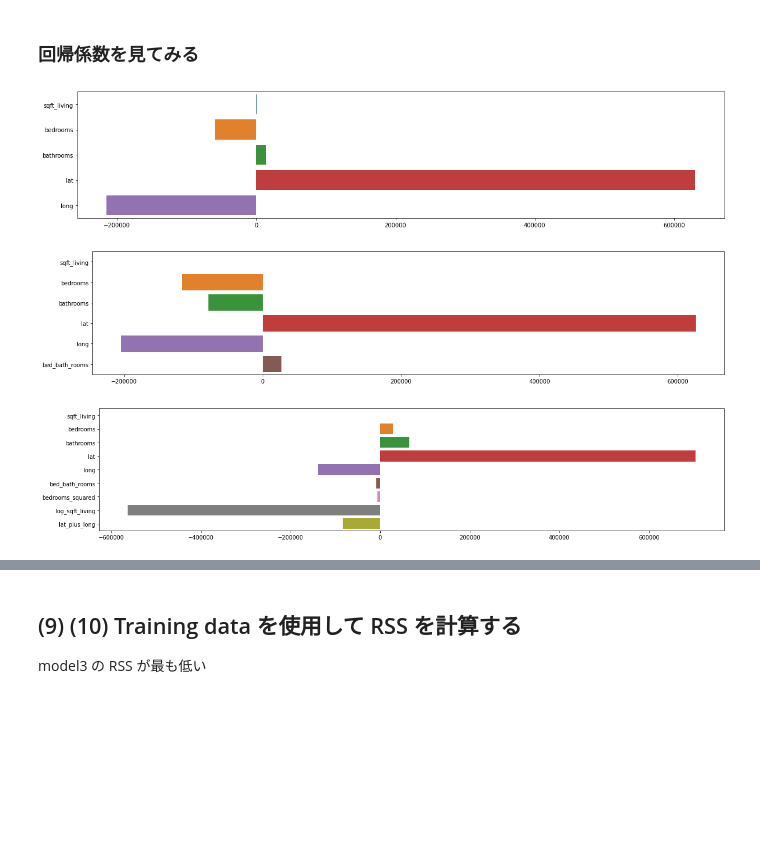
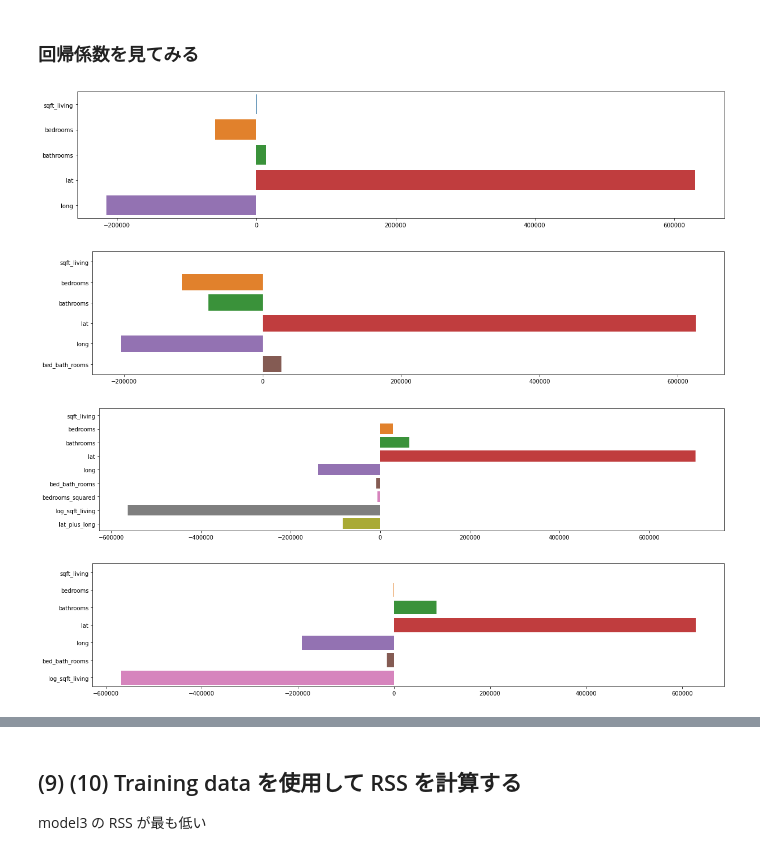
Before and after one commit to kazuki-komori/coursera, a Jupyter notebook: regression/CSR_regression_w2.ipynb, the cells around one changed output, grey strips where cells are left out. Saved outputs shown, nothing was run; the diff lists cells and outputs as text; code cells hidden in the pictures; blank space fills up the shorter version.

```diff
--- a/regression/CSR_regression_w2.ipynb
+++ b/regression/CSR_regression_w2.ipynb
@@ -179,10 +181,12 @@ def create_liner_model_by_turicreate(features):
 feature_1 = ["sqft_living", "bedrooms", "bathrooms", "lat", "long"]
 feature_2 = ["sqft_living", "bedrooms", "bathrooms", "lat", "long", "bed_bath_rooms"]
 feature_3 = ["sqft_living", "bedrooms", "bathrooms", "lat", "long", "bed_bath_rooms", "bedrooms_squared", "log_sqft_living", "lat_plus_long"]
+feature_4 = ["sqft_living", "bedrooms", "bathrooms", "lat", "long", "bed_bath_rooms", "log_sqft_living"]
 
 model1 = create_liner_model_by_turicreate(feature_1)
 model2 = create_liner_model_by_turicreate(feature_2)
 model3 = create_liner_model_by_turicreate(feature_3)
+model4 = create_liner_model_by_turicreate(feature_4)
 # %% [output]
 created model !
  +-------------+-------+---------------------+--------------------+
@@ -217,15 +221,17 @@ created model !
 # %%
 def show_coef(model):
   _coef = model.coefficients.to_numpy()
   fig, axes = plt.subplots(figsize=(20, 4))
   sns.barplot(y=_coef[1:, 0], x=_coef[1:, 2])
   plt.show()
 
 show_coef(model1)
 show_coef(model2)
 show_coef(model3)
+show_coef(model4)
 # %% [output]
 [figure]
 [figure]
 [figure]
+[figure, added]
 # %%
```
Also changed, not shown: parts of 7 cells of this notebook.
